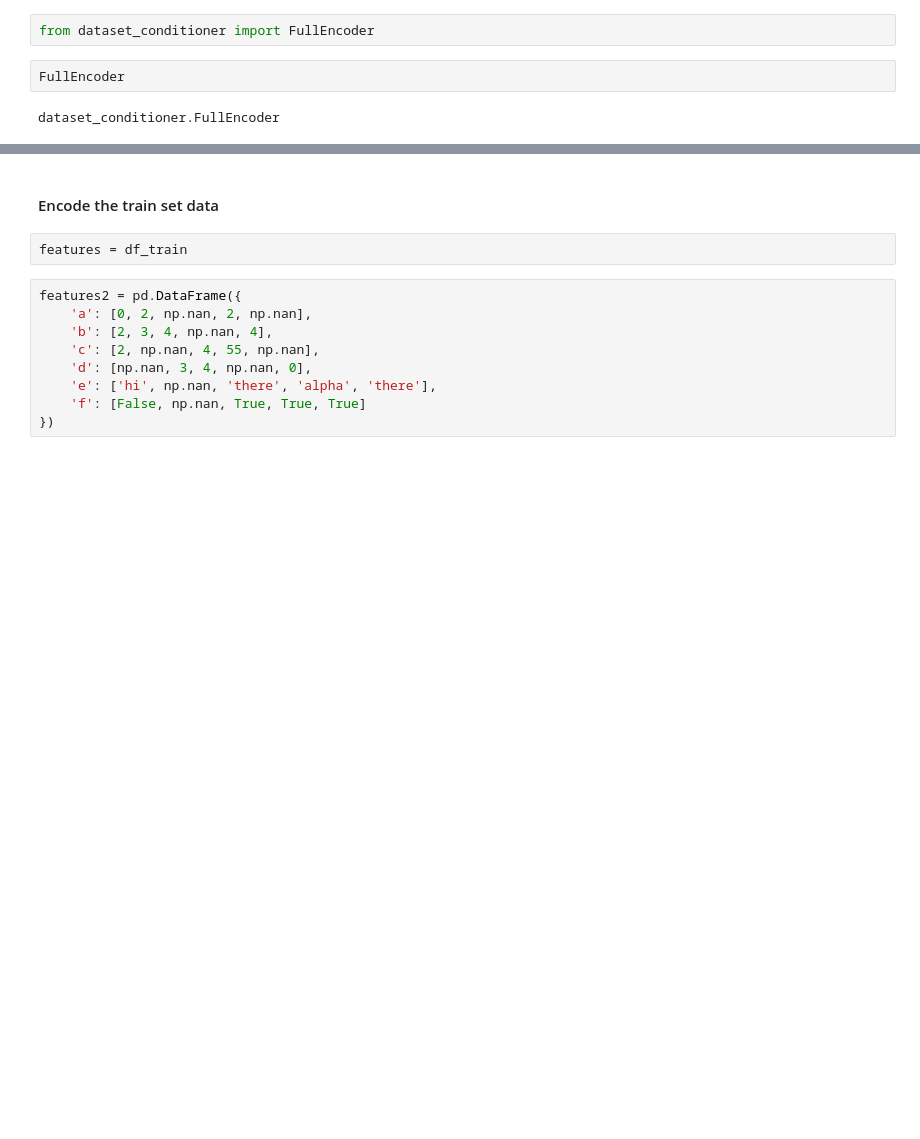
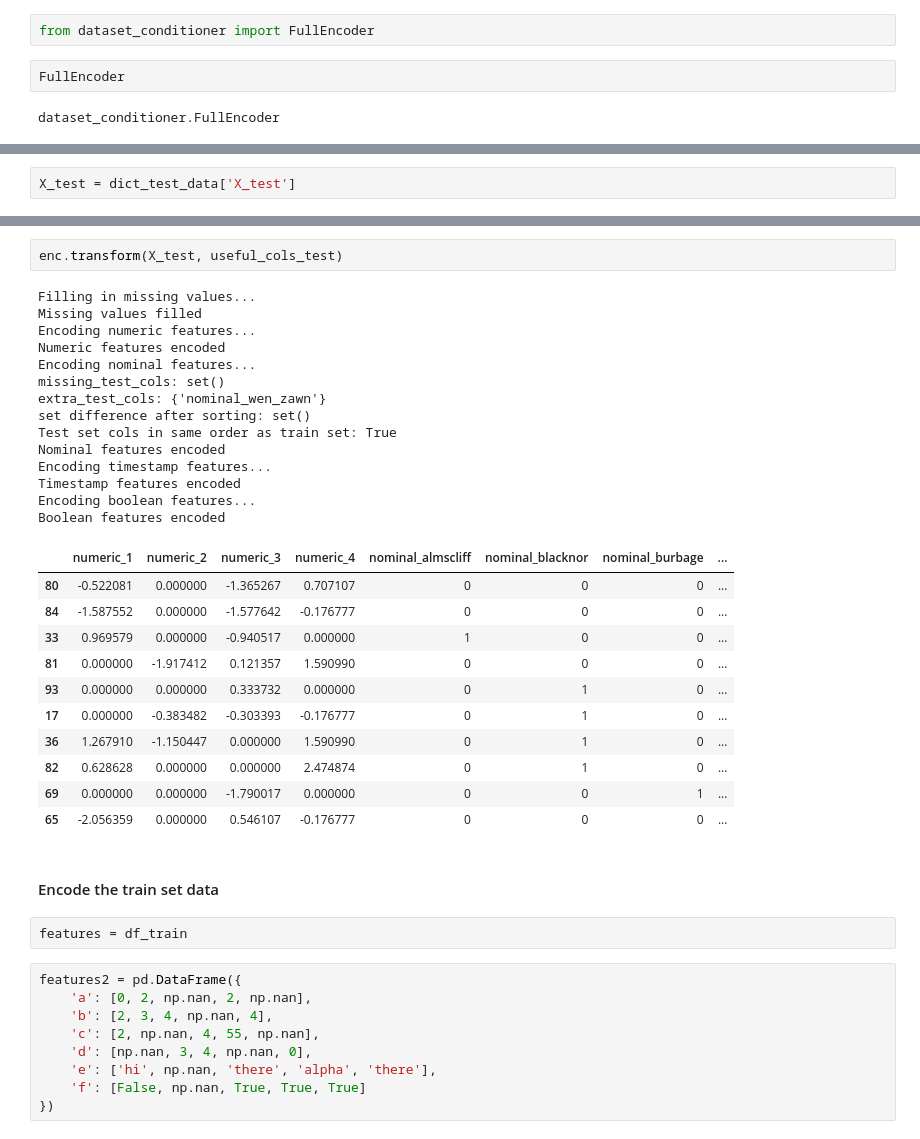
Before and after one commit to ClearScore/diver, a Jupyter notebook: development_area/house-price-demo--diver-0-2-0.ipynb, the cells around one changed output, grey strips where cells are left out. Drawn from its saved outputs; the diff is of its cells as text; blank space fills up the shorter version.

```diff
--- a/development_area/house-price-demo--diver-0-2-0.ipynb
+++ b/development_area/house-price-demo--diver-0-2-0.ipynb
@@ -397,0 +663,2 @@ dataset_conditioner.FullEncoder
+# %%
+X_test = dict_test_data['X_test']
@@ -398,3 +679,31 @@ dataset_conditioner.FullEncoder
+# %%
+enc.transform(X_test, useful_cols_test)
+# %% [output]
+Filling in missing values...
+Missing values filled
+Encoding numeric features...
+Numeric features encoded
+Encoding nominal features...
+missing_test_cols: set()
+extra_test_cols: {'nominal_wen_zawn'}
+set difference after sorting: set()
+Test set cols in same order as train set: True
+Nominal features encoded
+Encoding timestamp features...
+Timestamp features encoded
+Encoding boolean features...
+Boolean features encoded
+|  | numeric_1 | numeric_2 | numeric_3 | numeric_4 | nominal_almscliff | nominal_blacknor | nominal_burbage | ... |
+| 80 | -0.522081 | 0.000000 | -1.365267 | 0.707107 | 0 | 0 | 0 | ... |
+| 84 | -1.587552 | 0.000000 | -1.577642 | -0.176777 | 0 | 0 | 0 | ... |
+| 33 | 0.969579 | 0.000000 | -0.940517 | 0.000000 | 1 | 0 | 0 | ... |
+| 81 | 0.000000 | -1.917412 | 0.121357 | 1.590990 | 0 | 0 | 0 | ... |
+| 93 | 0.000000 | 0.000000 | 0.333732 | 0.000000 | 0 | 1 | 0 | ... |
+| 17 | 0.000000 | -0.383482 | -0.303393 | -0.176777 | 0 | 1 | 0 | ... |
+| 36 | 1.267910 | -1.150447 | 0.000000 | 1.590990 | 0 | 1 | 0 | ... |
+| 82 | 0.628628 | 0.000000 | 0.000000 | 2.474874 | 0 | 1 | 0 | ... |
+| 69 | 0.000000 | 0.000000 | -1.790017 | 0.000000 | 0 | 0 | 1 | ... |
+| 65 | -2.056359 | 0.000000 | 0.546107 | -0.176777 | 0 | 0 | 0 | ... |
 # %% [markdown]
 #### Encode the train set data
 # %%
```
Also changed, not shown: parts of 86 cells of this notebook, 7 other files.
